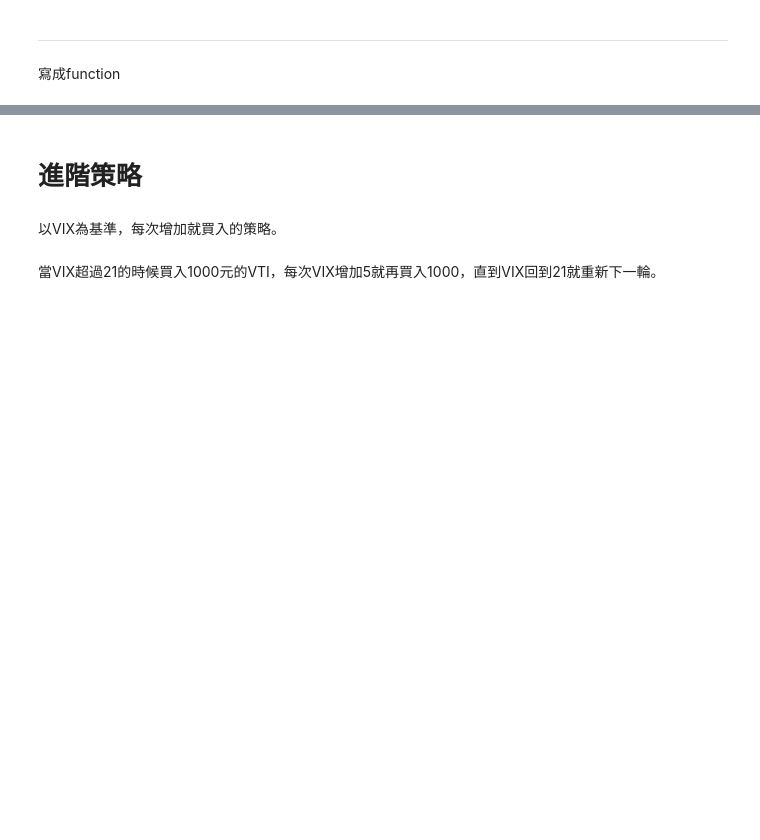
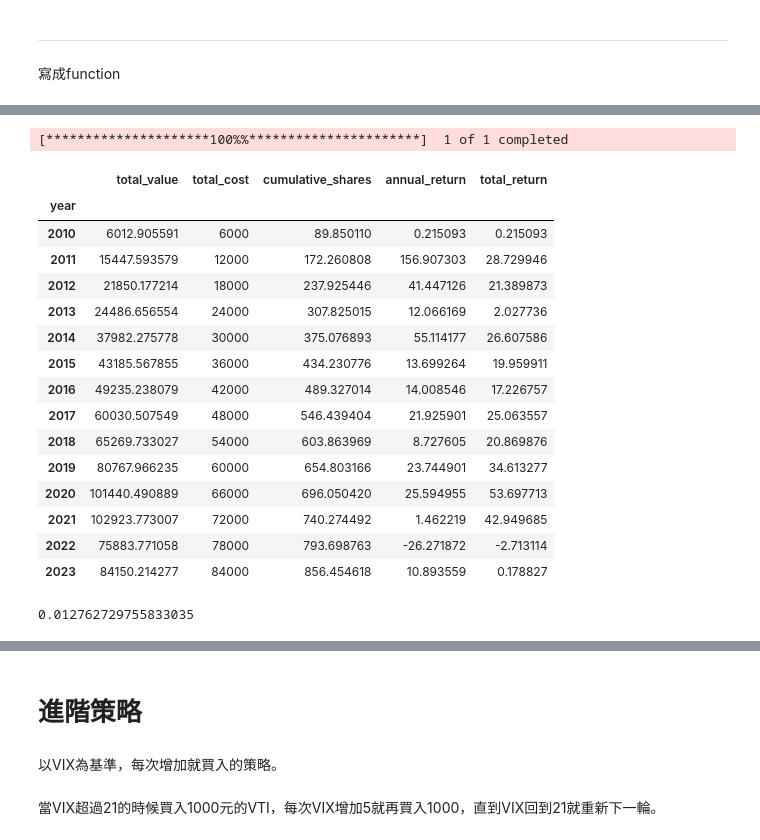
Before and after one commit to jerry860911/stock_backtest, a Jupyter notebook: us2.ipynb, the cells around one changed output, grey strips where cells are left out. Saved outputs shown, nothing was run; the diff lists cells and outputs as text; code cells hidden in the pictures; blank space fills up the shorter version.

```diff
--- a/us2.ipynb
+++ b/us2.ipynb
@@ -181,0 +184,25 @@ def get_annual_return(annual_summary):
+# %%
+TLT_annual=get_annual_summary('TLT', '2010-01-01')
+TLT_annual
+# %% [output]
+[*********************100%%**********************]  1 of 1 completed
+|  | total_value | total_cost | cumulative_shares | annual_return | total_return |
+| year |  |  |  |  |  |
+| 2010 | 6012.905591 | 6000 | 89.850110 | 0.215093 | 0.215093 |
+| 2011 | 15447.593579 | 12000 | 172.260808 | 156.907303 | 28.729946 |
+| 2012 | 21850.177214 | 18000 | 237.925446 | 41.447126 | 21.389873 |
+| 2013 | 24486.656554 | 24000 | 307.825015 | 12.066169 | 2.027736 |
+| 2014 | 37982.275778 | 30000 | 375.076893 | 55.114177 | 26.607586 |
+| 2015 | 43185.567855 | 36000 | 434.230776 | 13.699264 | 19.959911 |
+| 2016 | 49235.238079 | 42000 | 489.327014 | 14.008546 | 17.226757 |
+| 2017 | 60030.507549 | 48000 | 546.439404 | 21.925901 | 25.063557 |
+| 2018 | 65269.733027 | 54000 | 603.863969 | 8.727605 | 20.869876 |
+| 2019 | 80767.966235 | 60000 | 654.803166 | 23.744901 | 34.613277 |
+| 2020 | 101440.490889 | 66000 | 696.050420 | 25.594955 | 53.697713 |
+| 2021 | 102923.773007 | 72000 | 740.274492 | 1.462219 | 42.949685 |
+| 2022 | 75883.771058 | 78000 | 793.698763 | -26.271872 | -2.713114 |
+| 2023 | 84150.214277 | 84000 | 856.454618 | 10.893559 | 0.178827 |
+# %%
+get_annual_return(TLT_annual)
+# %% [output]
+0.012762729755833035
```
Also changed, not shown: parts of 24 cells of this notebook, 4 other files.
